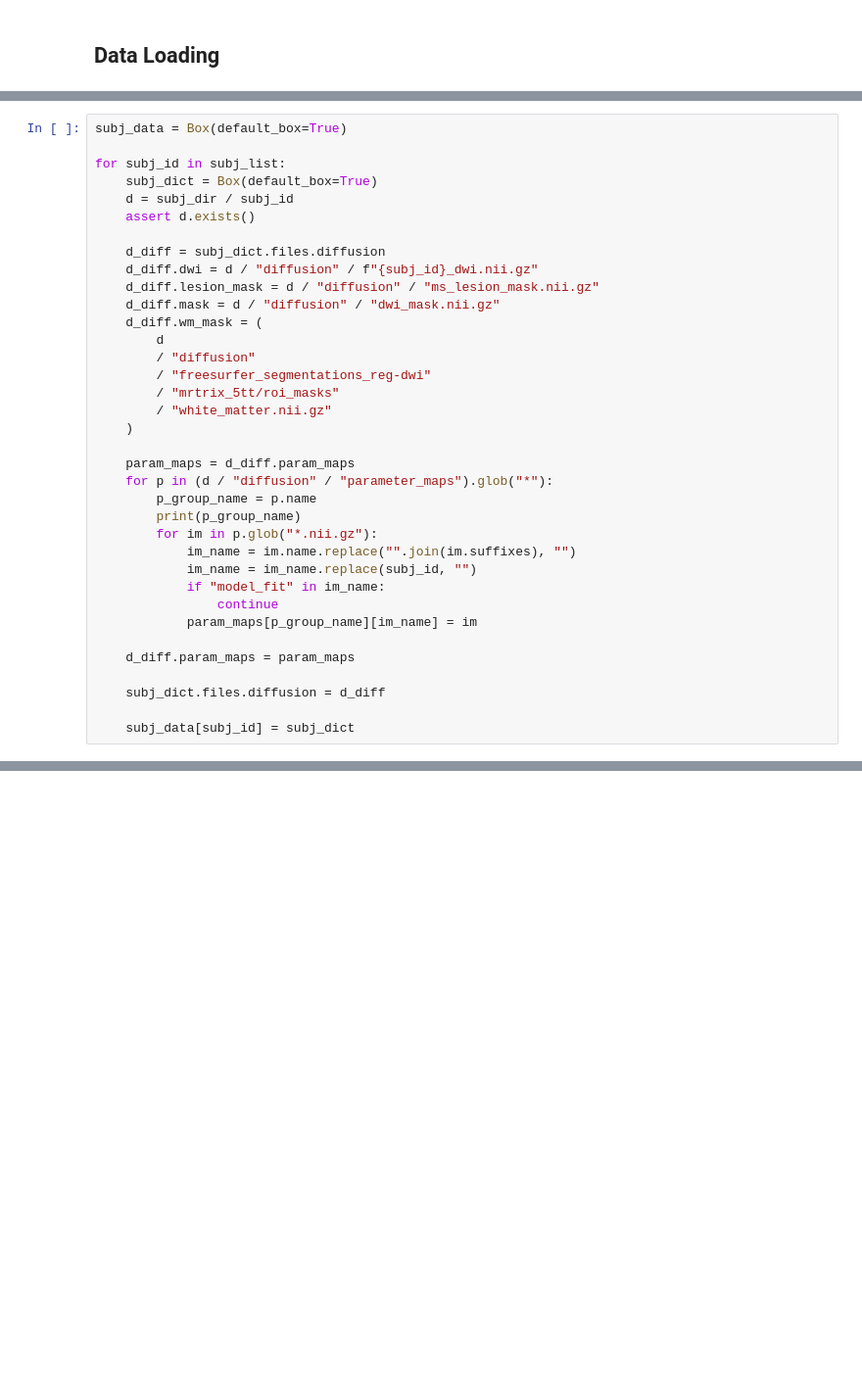
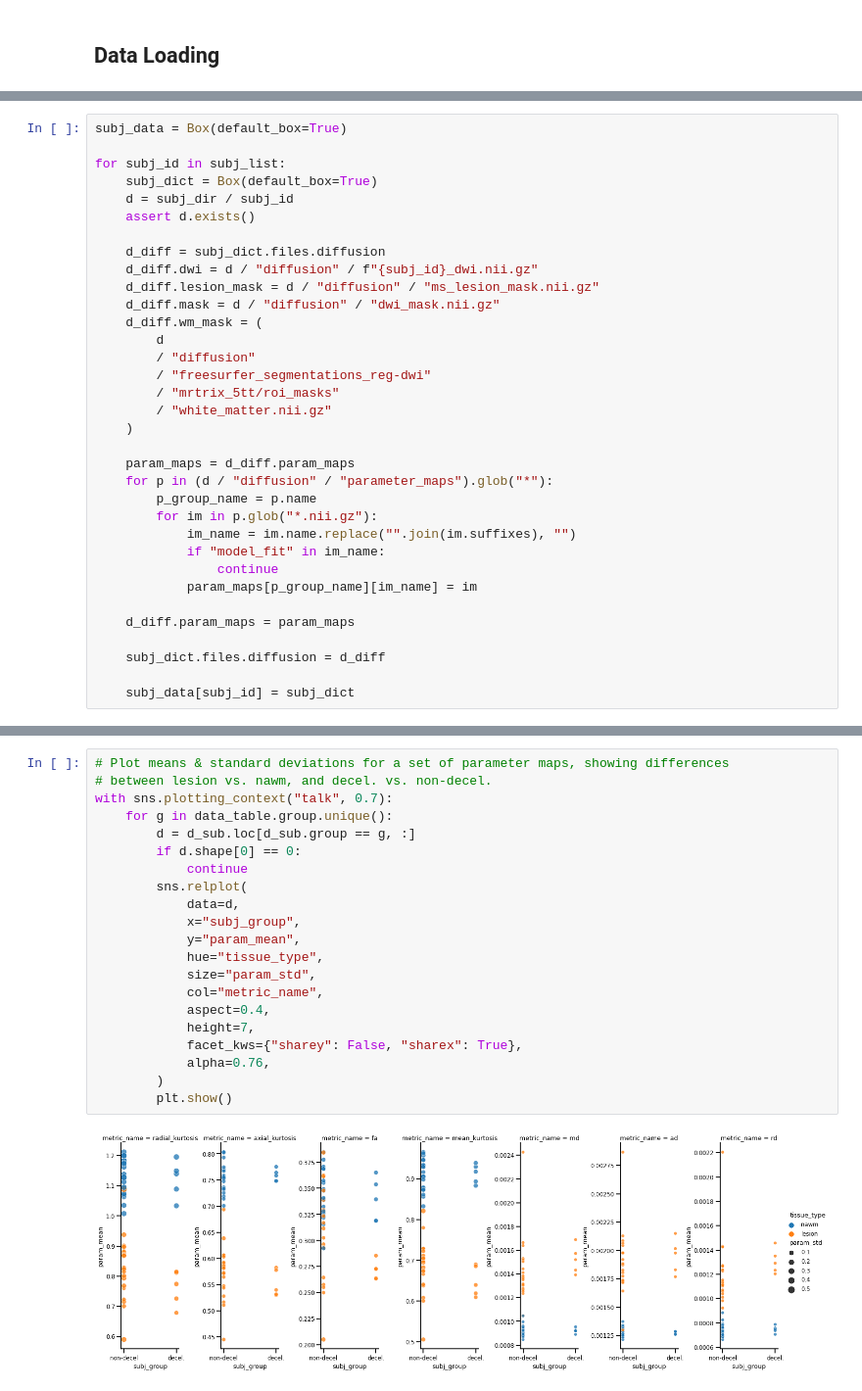
Before and after one commit to TylerSpears/fenri, a Jupyter notebook: notebooks/data_analysis/vcu/vcu_volumetric_analysis.ipynb, the cells around one changed output, grey strips where cells are left out. Shown at 98% size. Cells and saved outputs as stored; diff of their text form; blank space fills up the shorter version.

```diff
--- a/notebooks/data_analysis/vcu/vcu_volumetric_analysis.ipynb
+++ b/notebooks/data_analysis/vcu/vcu_volumetric_analysis.ipynb
@@ -149,10 +176,8 @@ for subj_id in subj_list:
     param_maps = d_diff.param_maps
     for p in (d / "diffusion" / "parameter_maps").glob("*"):
         p_group_name = p.name
-        print(p_group_name)
         for im in p.glob("*.nii.gz"):
             im_name = im.name.replace("".join(im.suffixes), "")
-            im_name = im_name.replace(subj_id, "")
             if "model_fit" in im_name:
                 continue
             param_maps[p_group_name][im_name] = im
@@ -264,0 +403,23 @@ pitn.viz.plot_vol_slices(lesion_mask)
+# %%
+# Plot means & standard deviations for a set of parameter maps, showing differences
+# between lesion vs. nawm, and decel. vs. non-decel.
+with sns.plotting_context("talk", 0.7):
+    for g in data_table.group.unique():
+        d = d_sub.loc[d_sub.group == g, :]
+        if d.shape[0] == 0:
+            continue
+        sns.relplot(
+            data=d,
+            x="subj_group",
+            y="param_mean",
+            hue="tissue_type",
+            size="param_std",
+            col="metric_name",
+            aspect=0.4,
+            height=7,
+            facet_kws={"sharey": False, "sharex": True},
+            alpha=0.76,
+        )
+        plt.show()
+# %% [output]
+[figure, added]
```
Also changed, not shown: parts of 19 cells of this notebook, 6 other files.
